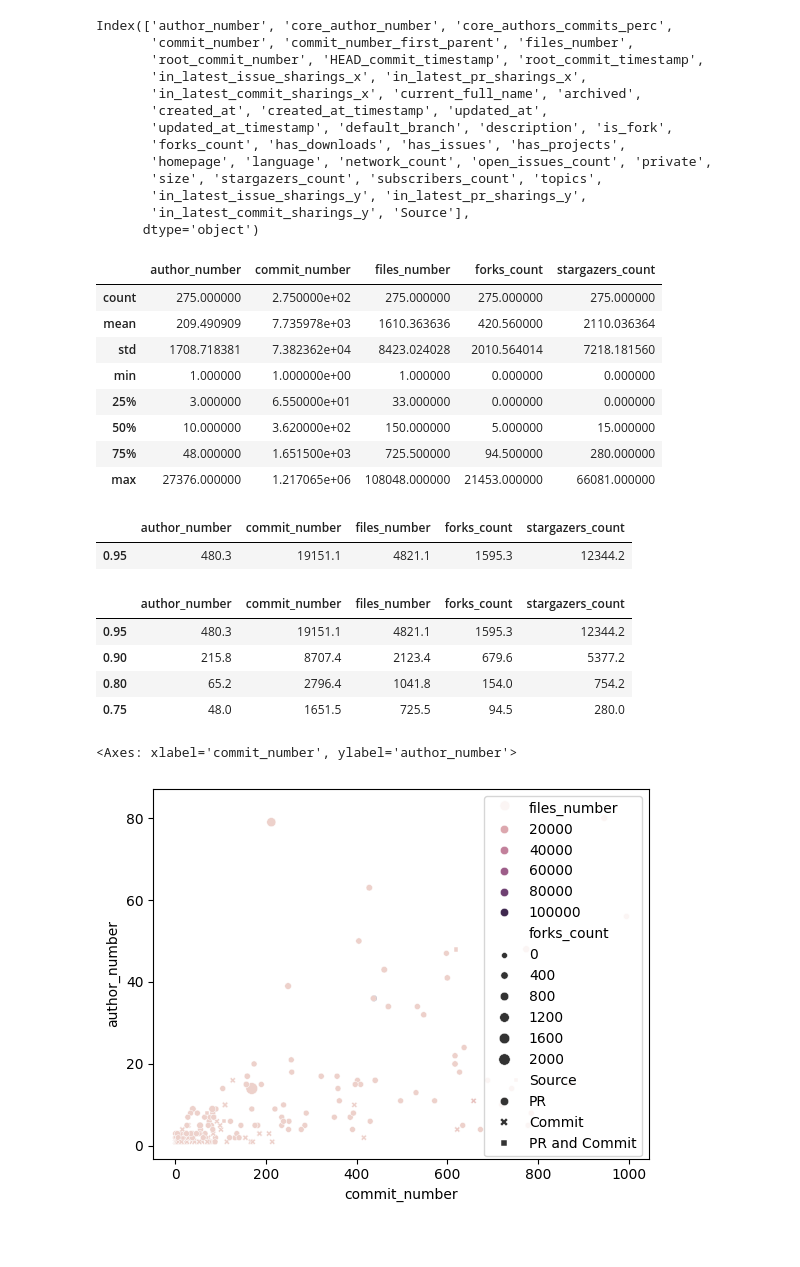
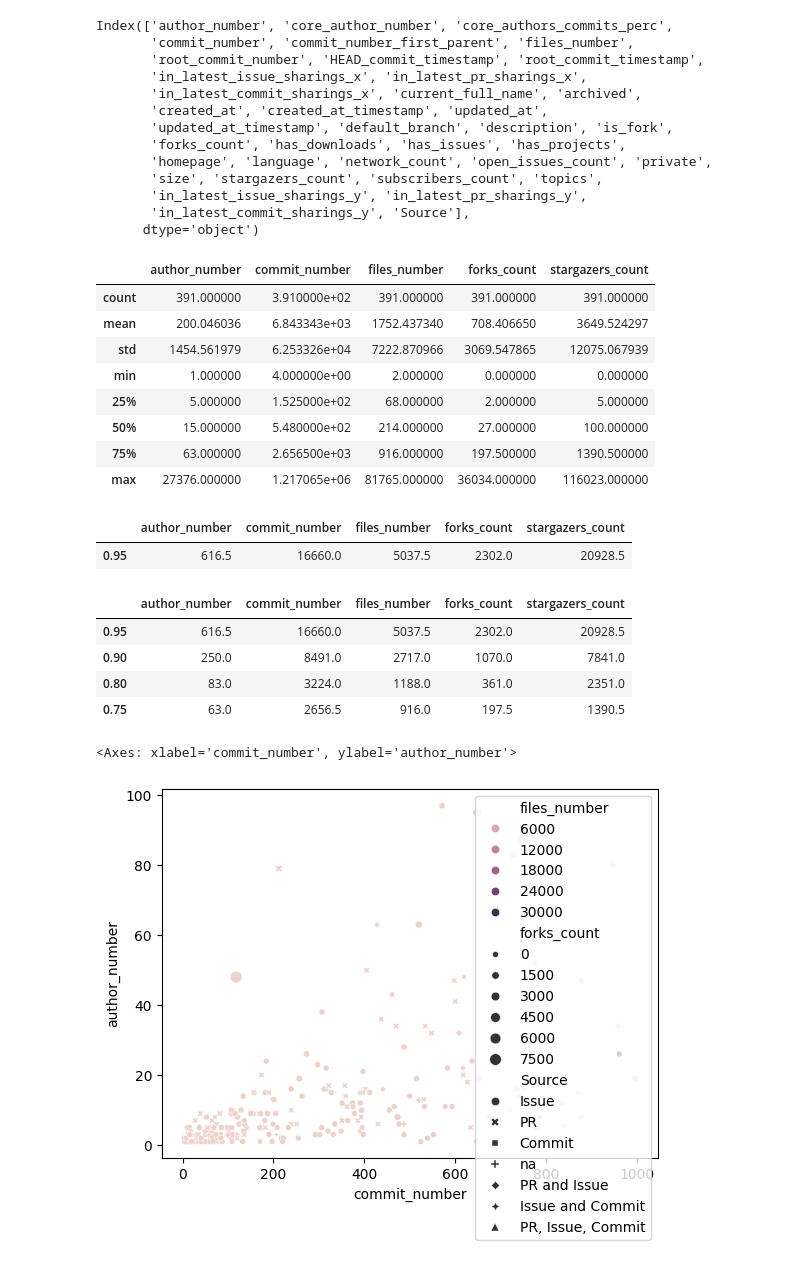
Before and after one commit to ncusi/MSR_Challenge_2024, a Jupyter notebook: notebooks/characteristics_of_the_software_repository.ipynb, the cells around one changed output. Saved outputs shown, nothing was run; the diff lists cells and outputs as text; code cells hidden in the pictures; blank space fills up the shorter version.

```diff
--- a/notebooks/characteristics_of_the_software_repository.ipynb
+++ b/notebooks/characteristics_of_the_software_repository.ipynb
@@ -82,5 +84,9 @@ unified_statistics_df.loc[unified_statistics_df['in_latest_commit_sharings_y']==
+# %%
+unified_statistics_df.loc[(unified_statistics_df['in_latest_issue_sharings_y']==True)&(unified_statistics_df['in_latest_commit_sharings_y']==True),'Source']='Issue and Commit'
 # %%
-unified_statistics_df.loc[(unified_statistics_df['in_latest_pr_sharings_y']==True)&(unified_statistics_df['in_latest_commit_sharings_y']==True),'Source']='PR and Commit'
+unified_statistics_df.loc[(unified_statistics_df['in_latest_pr_sharings_y']==True)&(unified_statistics_df['in_latest_issue_sharings_y']==True),'Source']='PR and Issue'
+# %%
+unified_statistics_df.loc[(unified_statistics_df['in_latest_pr_sharings_y']==True)&(unified_statistics_df['in_latest_commit_sharings_y']==True)&(unified_statistics_df['in_latest_issue_sharings_y']==True),'Source']='PR, Issue, Commit'
 # %%
 unified_statistics_df['Source'].describe()
 # %% [output]
@@ -97,0 +104,2 @@ pr_commit_statistics_df.shape
+# %%
+unified_statistics_df.dropna(inplace=True)
@@ -112,38 +144,38 @@ Index(['author_number', 'core_author_number', 'core_authors_commits_perc',
        'in_latest_commit_sharings_y', 'Source'],
       dtype='object')
 # %%
-pr_commit_statistics_df[['author_number','commit_number','files_number','forks_count','stargazers_count']].describe()
+unified_statistics_df[['author_number','commit_number','files_number','forks_count','stargazers_count']].describe()
 # %% [output]
 |  | author_number | commit_number | files_number | forks_count | stargazers_count |
-| count | 275.000000 | 2.750000e+02 | 275.000000 | 275.000000 | 275.000000 |
-| mean | 209.490909 | 7.735978e+03 | 1610.363636 | 420.560000 | 2110.036364 |
-| std | 1708.718381 | 7.382362e+04 | 8423.024028 | 2010.564014 | 7218.181560 |
-| min | 1.000000 | 1.000000e+00 | 1.000000 | 0.000000 | 0.000000 |
-| 25% | 3.000000 | 6.550000e+01 | 33.000000 | 0.000000 | 0.000000 |
-| 50% | 10.000000 | 3.620000e+02 | 150.000000 | 5.000000 | 15.000000 |
-| 75% | 48.000000 | 1.651500e+03 | 725.500000 | 94.500000 | 280.000000 |
-| max | 27376.000000 | 1.217065e+06 | 108048.000000 | 21453.000000 | 66081.000000 |
+| count | 391.000000 | 3.910000e+02 | 391.000000 | 391.000000 | 391.000000 |
+| mean | 200.046036 | 6.843343e+03 | 1752.437340 | 708.406650 | 3649.524297 |
+| std | 1454.561979 | 6.253326e+04 | 7222.870966 | 3069.547865 | 12075.067939 |
+| min | 1.000000 | 4.000000e+00 | 2.000000 | 0.000000 | 0.000000 |
+| 25% | 5.000000 | 1.525000e+02 | 68.000000 | 2.000000 | 5.000000 |
+| 50% | 15.000000 | 5.480000e+02 | 214.000000 | 27.000000 | 100.000000 |
+| 75% | 63.000000 | 2.656500e+03 | 916.000000 | 197.500000 | 1390.500000 |
+| max | 27376.000000 | 1.217065e+06 | 81765.000000 | 36034.000000 | 116023.000000 |
 # %%
-pr_commit_statistics_df[['author_number','commit_number','files_number','forks_count','stargazers_count']].quantile([0.95])
+unified_statistics_df[['author_number','commit_number','files_number','forks_count','stargazers_count']].quantile([0.95])
 # %% [output]
 |  | author_number | commit_number | files_number | forks_count | stargazers_count |
-| 0.95 | 480.3 | 19151.1 | 4821.1 | 1595.3 | 12344.2 |
+| 0.95 | 616.5 | 16660.0 | 5037.5 | 2302.0 | 20928.5 |
 # %%
-pr_commit_statistics_df[['author_number','commit_number','files_number','forks_count','stargazers_count']].quantile([0.95, 0.90,0.80,0.75])
+unified_statistics_df[['author_number','commit_number','files_number','forks_count','stargazers_count']].quantile([0.95, 0.90,0.80,0.75])
 # %% [output]
 |  | author_number | commit_number | files_number | forks_count | stargazers_count |
-| 0.95 | 480.3 | 19151.1 | 4821.1 | 1595.3 | 12344.2 |
-| 0.90 | 215.8 | 8707.4 | 2123.4 | 679.6 | 5377.2 |
-| 0.80 | 65.2 | 2796.4 | 1041.8 | 154.0 | 754.2 |
-| 0.75 | 48.0 | 1651.5 | 725.5 | 94.5 | 280.0 |
+| 0.95 | 616.5 | 16660.0 | 5037.5 | 2302.0 | 20928.5 |
+| 0.90 | 250.0 | 8491.0 | 2717.0 | 1070.0 | 7841.0 |
+| 0.80 | 83.0 | 3224.0 | 1188.0 | 361.0 | 2351.0 |
+| 0.75 | 63.0 | 2656.5 | 916.0 | 197.5 | 1390.5 |
 # %%
 import seaborn as sns
 # %%
-sns.scatterplot(pr_commit_statistics_df[
-    (pr_commit_statistics_df['commit_number']<1000)&(
-    pr_commit_statistics_df['author_number']<100)],
+sns.scatterplot(unified_statistics_df[
+    (unified_statistics_df['commit_number']<1000)&(
+    unified_statistics_df['author_number']<100)],
              x = 'commit_number', y='author_number', hue='files_number', size='forks_count', style='Source')
 # %% [output]
 <Axes: xlabel='commit_number', ylabel='author_number'>
-[figure, old version]
+[figure, new version]
 # %%
```
Also changed, not shown: parts of 36 cells of this notebook.
